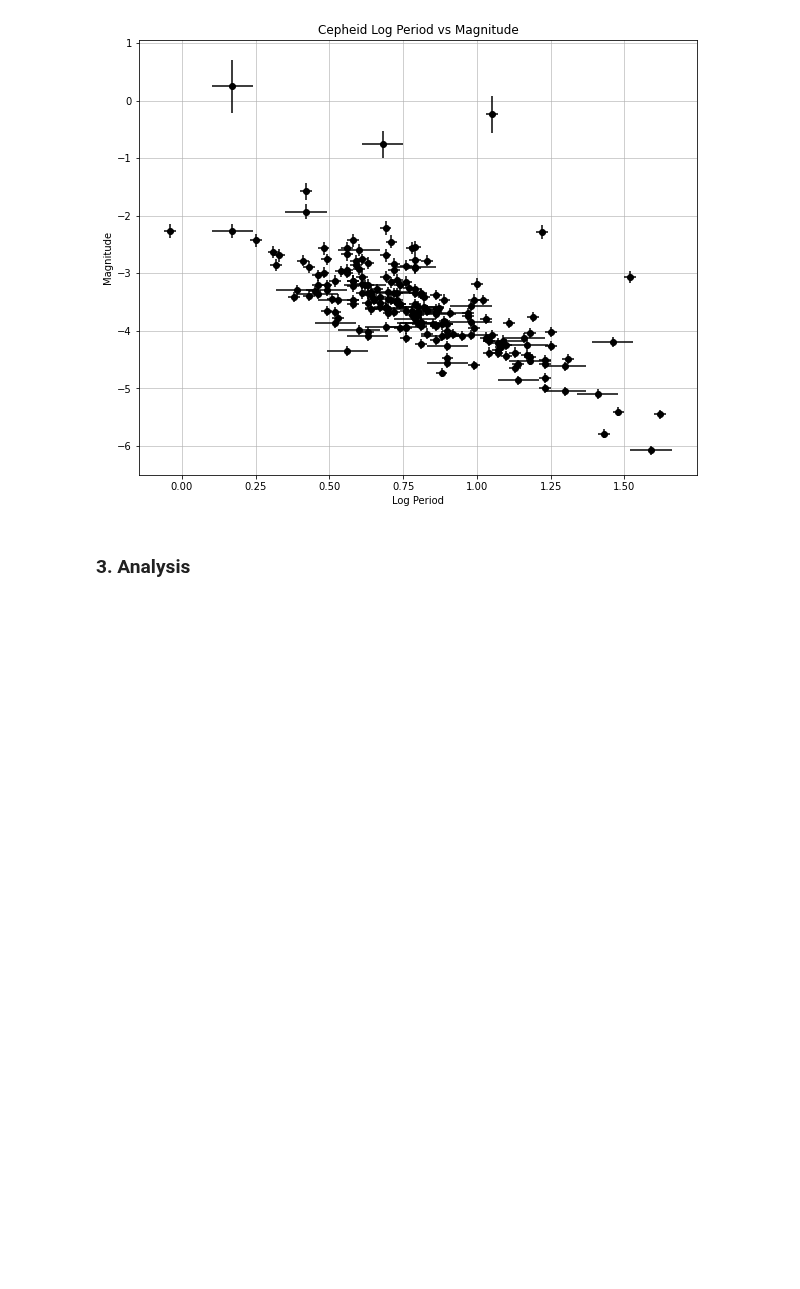
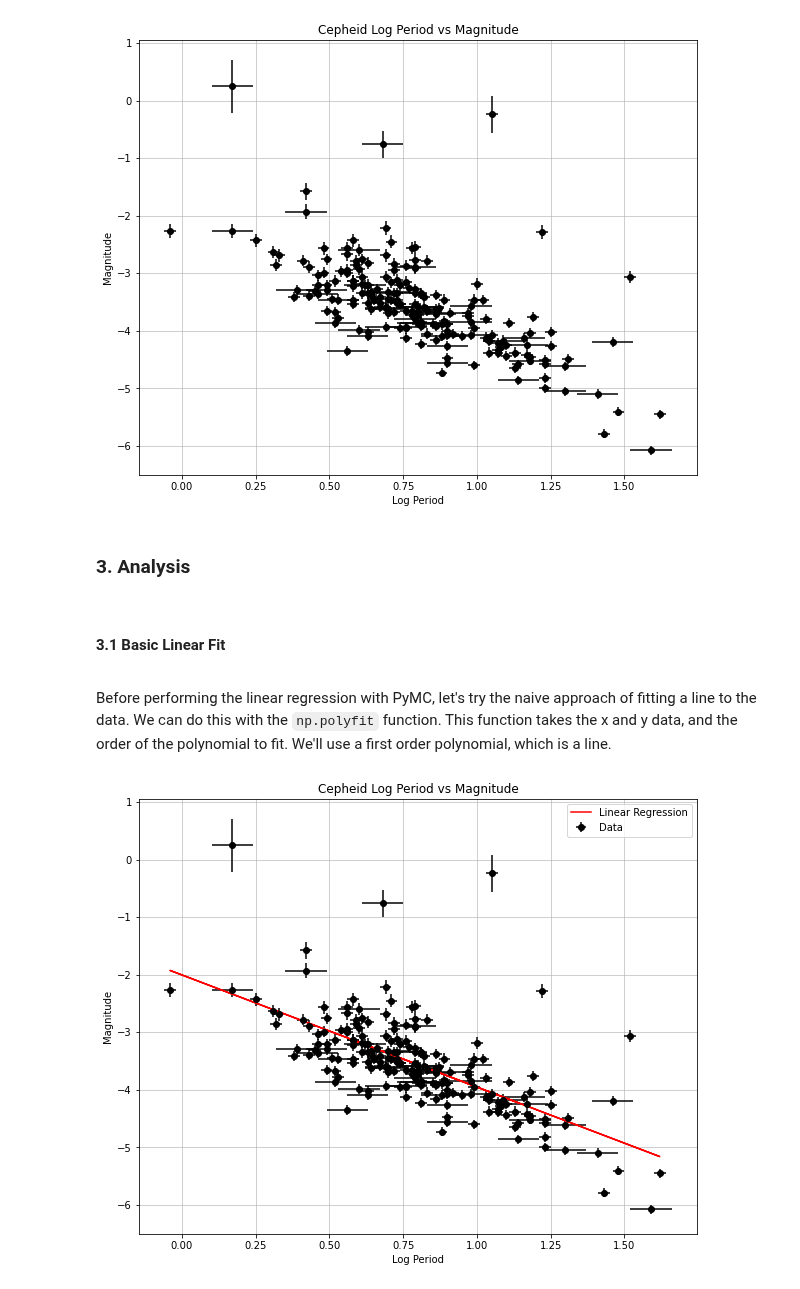
Before and after one commit to tylerbarna/AST5731-lab, a Jupyter notebook: Activity 08/Activity 08 -- Tyler Barna.ipynb, the cells around one changed output. Saved outputs shown, nothing was run; the diff lists cells and outputs as text; code cells hidden in the pictures; blank space fills up the shorter version.

```diff
--- a/Activity 08/Activity 08 -- Tyler Barna.ipynb
+++ b/Activity 08/Activity 08 -- Tyler Barna.ipynb
@@ -119,3 +123,29 @@ plt.show();
 # %% [markdown]
 ### 3. Analysis
 <a id='analysis'></a>
+# %% [markdown]
+#### 3.1 Basic Linear Fit
+<a id='polyfit'></a>
+# %% [markdown]
+Before performing the linear regression with PyMC, let's try the naive approach of fitting a line to the data. We can do this with the `np.polyfit` function. This function takes the x and y data, and the order of the polynomial to fit. We'll use a first order polynomial, which is a line.
+# %%
+## fit the data with a linear regression with np.polyfit
+m, b = np.polyfit(df['LogP'], df['MV'], 1)
+estimated_MV = m*df['LogP'] + b
+
+## plot the log period vs magnitude with errors for both
+fig, ax = plt.subplots(figsize=(10,8), facecolor='white')
+ax.errorbar(df['LogP'], df['MV'], xerr=df['LogP_err'], yerr=df['MV_err'], fmt='o', color='black', label='Data')
+
+## now plot the estimated magnitude over top of it
+ax.plot(df['LogP'], estimated_MV, color='red', label='Linear Regression')
+
+## styling
+ax.set_xlabel('Log Period')
+ax.set_ylabel('Magnitude')
+ax.grid(alpha=0.75)
+ax.set_title('Cepheid Log Period vs Magnitude')
+ax.legend()
+plt.show();
+# %% [output]
+[figure, added]
```
Also changed, not shown: parts of 2 cells of this notebook.
